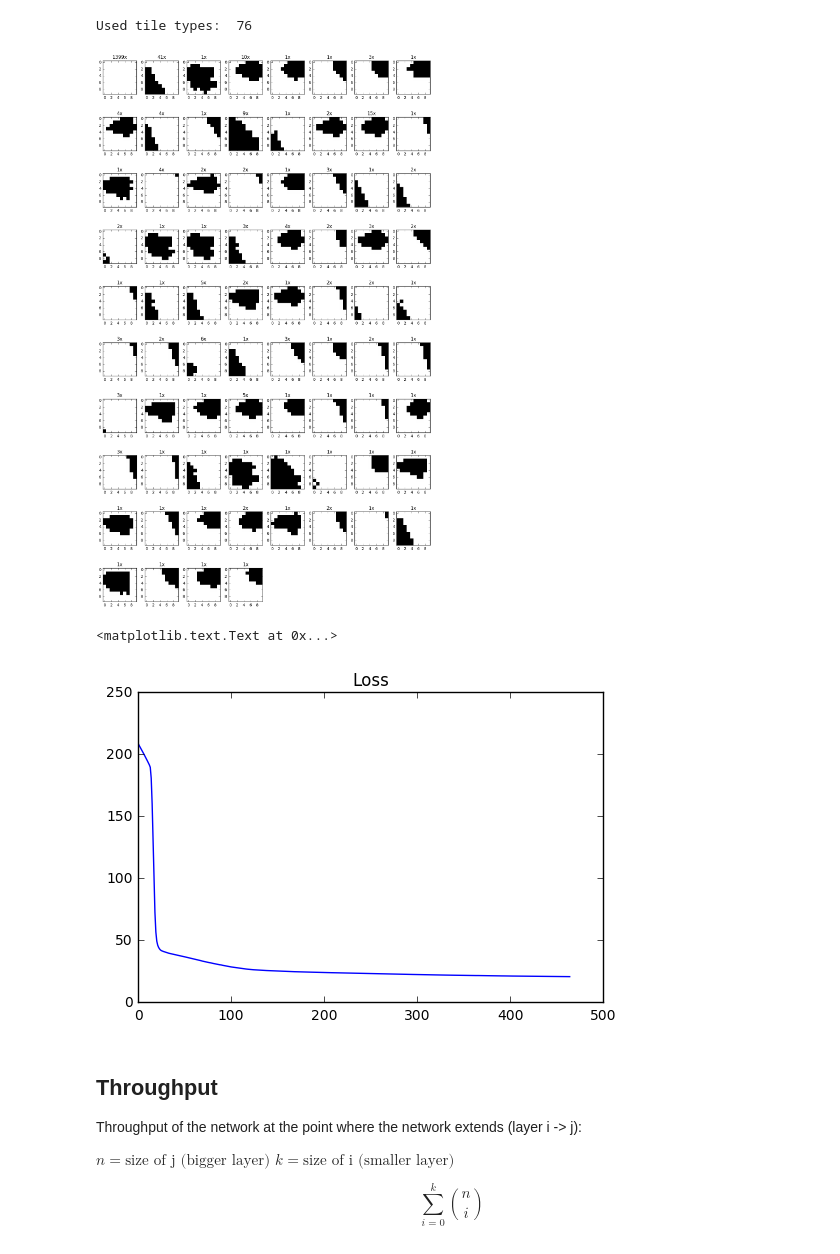
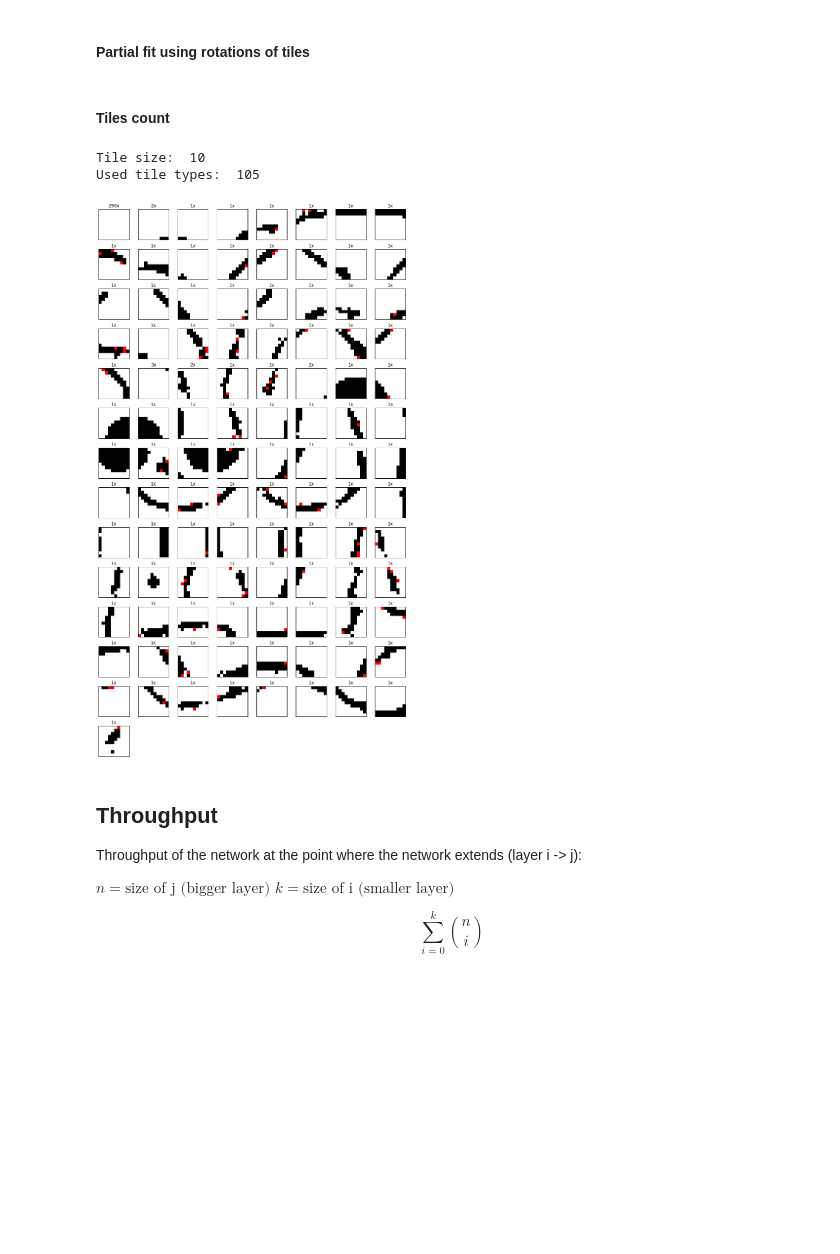
Before and after one commit to Honkl/MFF-NAIL060, a Jupyter notebook: 02/Tiles.ipynb, the cells around one changed output. Drawn from its saved outputs; the diff is of its cells as text; code cells hidden in the pictures; blank space fills up the shorter version.

Commit message:
Rotations attempt

```diff
--- a/02/Tiles.ipynb
+++ b/02/Tiles.ipynb
@@ -4,11 +4,12 @@ import matplotlib.pyplot as plt
 import matplotlib.image as mpimg
 import numpy as np
 import colorsys
+import copy
 from PIL import Image
 
 #img = Image.open('dragon_200.png')
 #img = Image.open('pattern.png')
-img = Image.open('ghost_400.png')
+img = Image.open('ghost_200.png')
 img = img.convert('RGB')
 
 print(img.size)
@@ -92,10 +93,12 @@ def to_color_depth_8(binary):
     b = binary[2*BITS:3*BITS]
 
     if (BITS == 1):
-        if ((r + g + b)[0] >= 2):
+        if ((r + g + b)[0] == 3):
             return [255, 255, 255]
+        if ((r + g + b)[0] == 0):
+            return [0, 0, 0]
         else:
-            return [0, 0, 0]
+            return [255, 0, 0]
 
     if (BITS == 8):
         result = []
@@ -123,7 +126,7 @@ Img data shape:  (400, 400, 3)
 # %%
 from scipy import misc
-HIDDEN_1 = 2
-HIDDEN_2 = 4
+HIDDEN_1 = 8
+HIDDEN_2 = 16
 throughput = 0
 for i in range(HIDDEN_1 + 1):
     throughput += misc.comb(HIDDEN_2, i, exact=1)
@@ -162,0 +173,11 @@ Model score (train data):  0.9660125
+# %% [markdown]
+#### Partial fit using rotations of tiles
+# %%
+def get_rotations_of_tile(tile):
+    #rotated = [copy.deepcopy(tile)]
+    rotated = [tile]
+
+    for i in range(1, 4):
+        rotated.append(Tile(np.rot90(tile.pixels, i)))
+        #Tile(np.array(pixels).reshape(TILE_SIZE, TILE_SIZE, 3)
+    return rotated
@@ -163,43 +224,46 @@ Model score (train data):  0.9660125
+# %% [markdown]
+#### Tiles count
 # %%
 unique_tiles = []
 
 for t in tiles_predicted:
     used_tile = False
     for u in unique_tiles:
         if tile_equals(t, u):
             used_tile = True
             break
     if not used_tile:
         unique_tiles.append(t)
 
+print("Tile size: ", TILE_SIZE)
 print("Used tile types: ", len(unique_tiles))
-if (len(unique_tiles) > 120):
+if (len(unique_tiles) > 150):
     print("Too many tiles to show")
 else:
     tile_counts = np.array([0] * len(unique_tiles))
     for i in range(len(tile_counts)):
         for t in tiles_predicted:
             if (tile_equals(t, unique_tiles[i])):
                 tile_counts[i] += 1
 
     plt.figure(figsize=(12, 30))
     for i in range(1, len(unique_tiles) + 1):
         im = Image.fromarray(np.uint8(unique_tiles[i-1].pixels))
-        plt.subplot(15,8,i)
+        plt.subplot(20,8,i)
         title = "{}x".format(tile_counts[i-1])
         plt.title(title)
+        plt.gca().axes.get_xaxis().set_ticks([])
+        plt.gca().axes.get_yaxis().set_ticks([])
         plt.imshow(im, interpolation='none')
 
     plt.tight_layout()
 # %% [output]
-Used tile types:  76
+Tile size:  10
+Used tile types:  105
-[figure, old version]
+[figure, new version]
 # %%
-plt.plot(model.loss_curve_)
-plt.title('Loss')
+#plt.plot(model.loss_curve_)
+#plt.title('Loss')
-# %% [output]
-<matplotlib.text.Text at 0x...>
-[figure, removed]
 # %% [markdown]
 ## Throughput
 Throughput of the network at the point where the network extends (layer i -> j):
```
Also changed, not shown: parts of 6 cells of this notebook.
